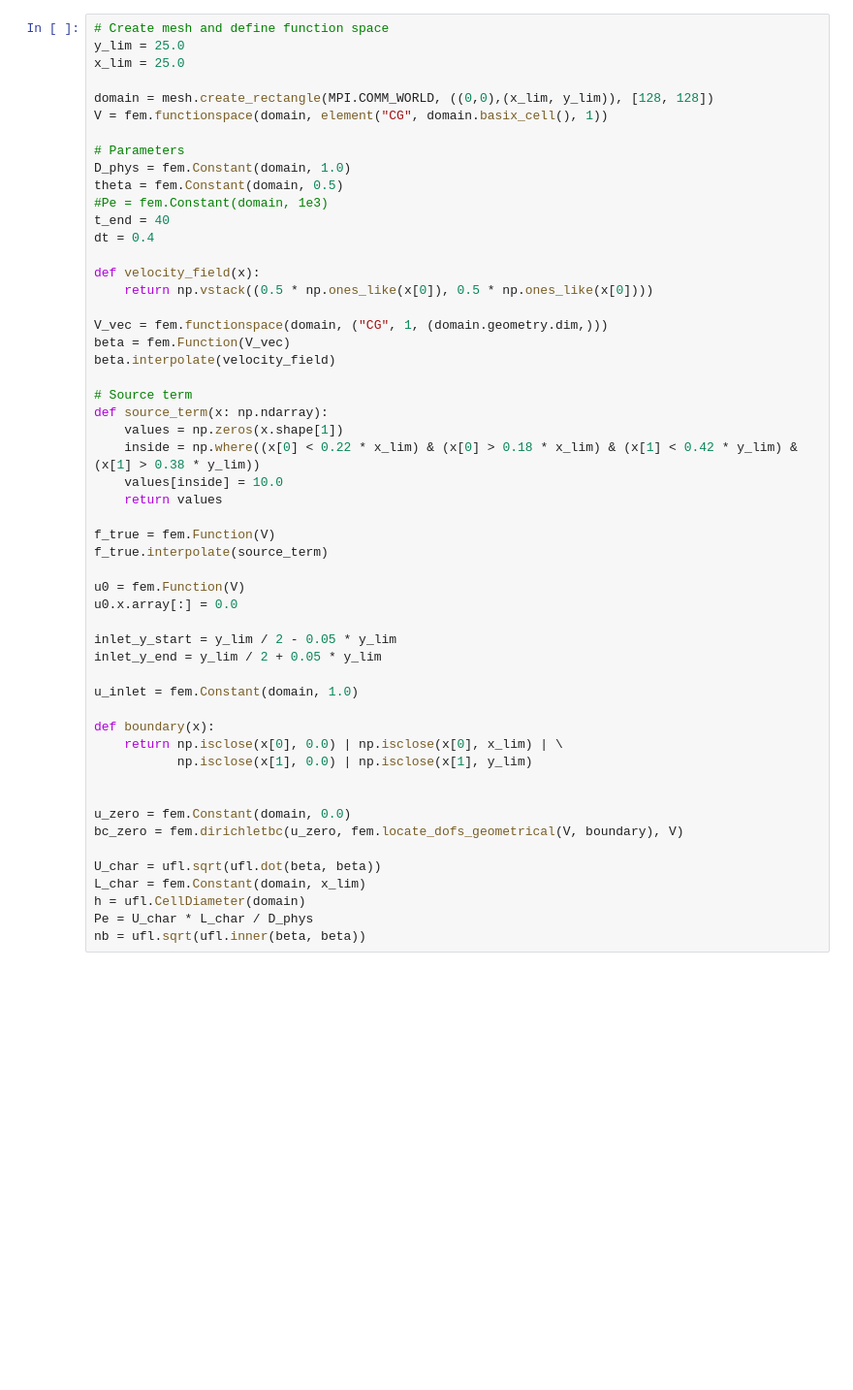
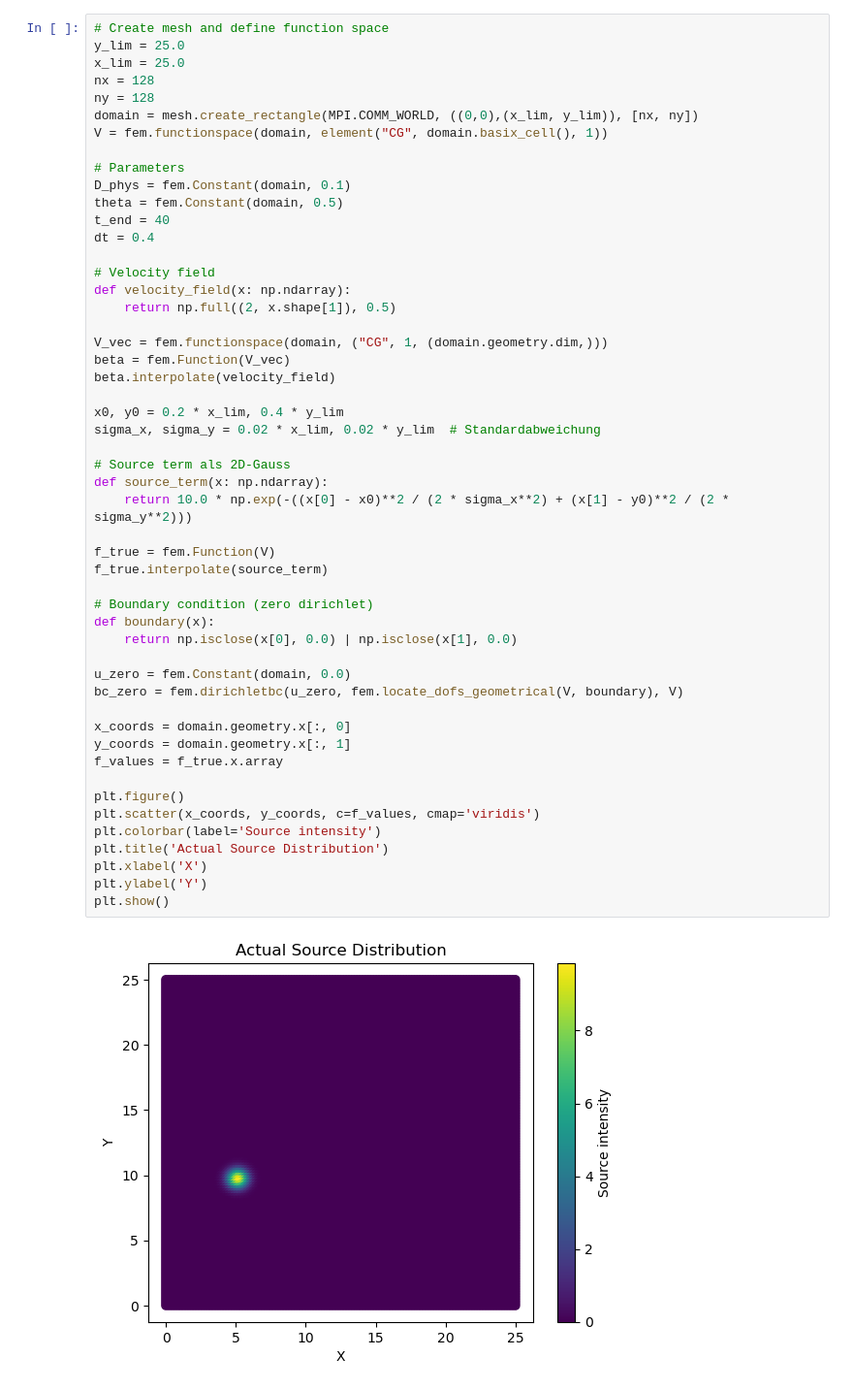
Before and after one commit to domaiii/dispersion_sim, a Jupyter notebook: playground/inverse_playground.ipynb, the cells around one changed output. Shown: that part at 97% size. Drawn from its saved outputs; the diff is of its cells as text; blank space fills up the shorter version.

```diff
--- a/playground/inverse_playground.ipynb
+++ b/playground/inverse_playground.ipynb
@@ -18,53 +36,53 @@ from dolfinx import *
 # %%
 # Create mesh and define function space
 y_lim = 25.0
 x_lim = 25.0
-
-domain = mesh.create_rectangle(MPI.COMM_WORLD, ((0,0),(x_lim, y_lim)), [128, 128])
+nx = 128
+ny = 128
+domain = mesh.create_rectangle(MPI.COMM_WORLD, ((0,0),(x_lim, y_lim)), [nx, ny])
 V = fem.functionspace(domain, element("CG", domain.basix_cell(), 1))
 
 # Parameters
-D_phys = fem.Constant(domain, 1.0)
+D_phys = fem.Constant(domain, 0.1)
 theta = fem.Constant(domain, 0.5)
-#Pe = fem.Constant(domain, 1e3)
 t_end = 40
 dt = 0.4
 
-def velocity_field(x):
-    return np.vstack((0.5 * np.ones_like(x[0]), 0.5 * np.ones_like(x[0])))
+# Velocity field
+def velocity_field(x: np.ndarray):
+    return np.full((2, x.shape[1]), 0.5)
 
 V_vec = fem.functionspace(domain, ("CG", 1, (domain.geometry.dim,)))
 beta = fem.Function(V_vec)
 beta.interpolate(velocity_field)
 
-# Source term
+x0, y0 = 0.2 * x_lim, 0.4 * y_lim
+sigma_x, sigma_y = 0.02 * x_lim, 0.02 * y_lim  # Standardabweichung
+
+# Source term als 2D-Gauss
 def source_term(x: np.ndarray):
-    values = np.zeros(x.shape[1])
-    inside = np.where((x[0] < 0.22 * x_lim) & (x[0] > 0.18 * x_lim) & (x[1] < 0.42 * y_lim) & (x[1] > 0.38 * y_lim))
-    values[inside] = 10.0
-    return values
+    return 10.0 * np.exp(-((x[0] - x0)**2 / (2 * sigma_x**2) + (x[1] - y0)**2 / (2 * sigma_y**2)))
 
 f_true = fem.Function(V)
 f_true.interpolate(source_term)
 
-u0 = fem.Function(V)
-u0.x.array[:] = 0.0
-
-inlet_y_start = y_lim / 2 - 0.05 * y_lim
-inlet_y_end = y_lim / 2 + 0.05 * y_lim
-
-u_inlet = fem.Constant(domain, 1.0)
-
+# Boundary condition (zero dirichlet)
 def boundary(x):
-    return np.isclose(x[0], 0.0) | np.isclose(x[0], x_lim) | \
-           np.isclose(x[1], 0.0) | np.isclose(x[1], y_lim)
-
+    return np.isclose(x[0], 0.0) | np.isclose(x[1], 0.0)
 
 u_zero = fem.Constant(domain, 0.0)
 bc_zero = fem.dirichletbc(u_zero, fem.locate_dofs_geometrical(V, boundary), V)
 
-U_char = ufl.sqrt(ufl.dot(beta, beta))
-L_char = fem.Constant(domain, x_lim)
-h = ufl.CellDiameter(domain)
-Pe = U_char * L_char / D_phys
-nb = ufl.sqrt(ufl.inner(beta, beta))
+x_coords = domain.geometry.x[:, 0]
+y_coords = domain.geometry.x[:, 1]
+f_values = f_true.x.array
+
+plt.figure()
+plt.scatter(x_coords, y_coords, c=f_values, cmap='viridis')
+plt.colorbar(label='Source intensity')
+plt.title('Actual Source Distribution')
+plt.xlabel('X')
+plt.ylabel('Y')
+plt.show()
+# %% [output]
+[figure, added]
```
Also changed, not shown: parts of 10 cells of this notebook, 3 other files.
